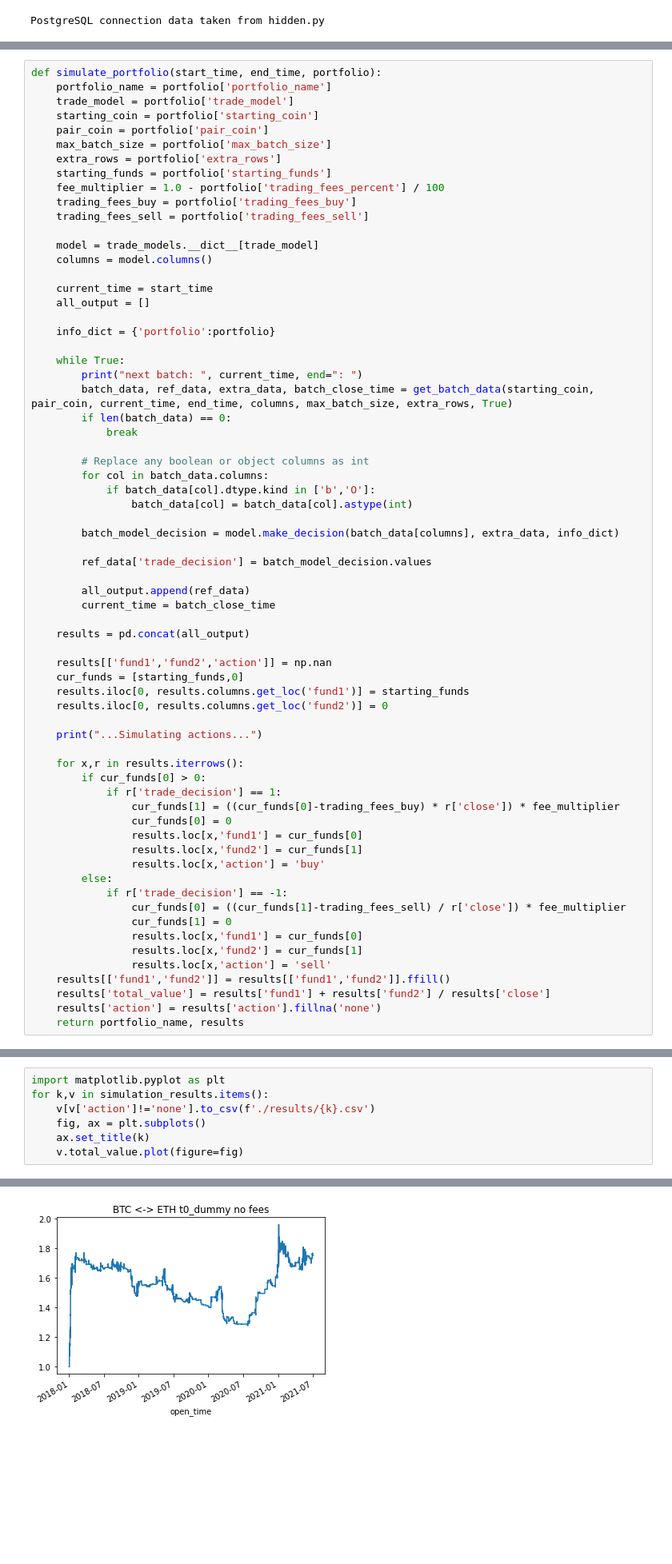
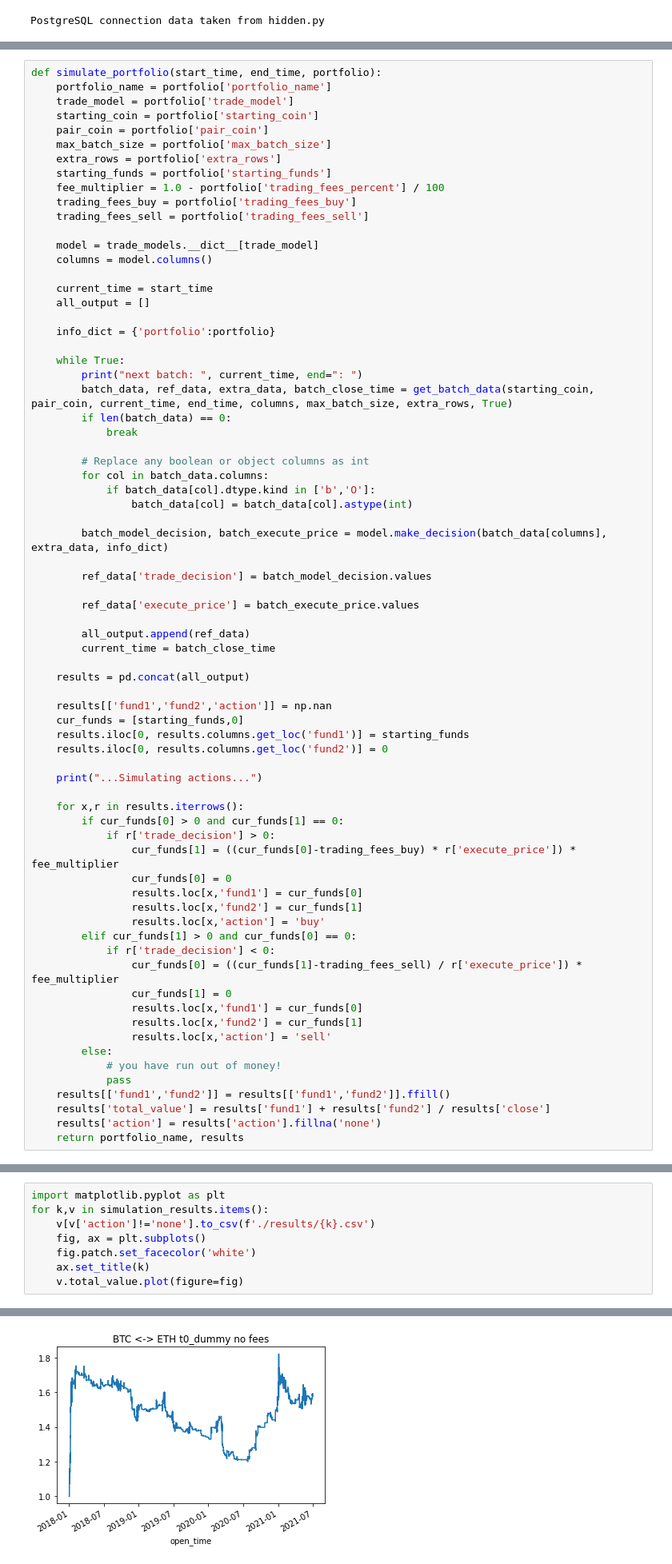
Before and after one commit to mads-swaps/swap-for-profit, a Jupyter notebook: aws/sam/mads-swap-app/swap_simulation/simulate_notebook.ipynb, the cells around one changed output, grey strips where cells are left out. Shown at 80% size. Drawn from its saved outputs; the diff is of its cells as text; blank space fills up the shorter version.

Commit message:
Added execution price support for target/stoploss and slippage adjustment

```diff
--- a/aws/sam/mads-swap-app/swap_simulation/simulate_notebook.ipynb
+++ b/aws/sam/mads-swap-app/swap_simulation/simulate_notebook.ipynb
@@ -326,9 +326,11 @@ def simulate_portfolio(start_time, end_time, portfolio):
             if batch_data[col].dtype.kind in ['b','O']:
                 batch_data[col] = batch_data[col].astype(int)
 
-        batch_model_decision = model.make_decision(batch_data[columns], extra_data, info_dict)
+        batch_model_decision, batch_execute_price = model.make_decision(batch_data[columns], extra_data, info_dict)
 
         ref_data['trade_decision'] = batch_model_decision.values
+
+        ref_data['execute_price'] = batch_execute_price.values
 
         all_output.append(ref_data)
         current_time = batch_close_time
@@ -343,20 +345,23 @@ def simulate_portfolio(start_time, end_time, portfolio):
     print("...Simulating actions...")
 
     for x,r in results.iterrows():
-        if cur_funds[0] > 0:
-            if r['trade_decision'] == 1:
-                cur_funds[1] = ((cur_funds[0]-trading_fees_buy) * r['close']) * fee_multiplier
+        if cur_funds[0] > 0 and cur_funds[1] == 0:
+            if r['trade_decision'] > 0:
+                cur_funds[1] = ((cur_funds[0]-trading_fees_buy) * r['execute_price']) * fee_multiplier
                 cur_funds[0] = 0
                 results.loc[x,'fund1'] = cur_funds[0]
                 results.loc[x,'fund2'] = cur_funds[1]
                 results.loc[x,'action'] = 'buy'
-        else:
-            if r['trade_decision'] == -1:
-                cur_funds[0] = ((cur_funds[1]-trading_fees_sell) / r['close']) * fee_multiplier
+        elif cur_funds[1] > 0 and cur_funds[0] == 0:
+            if r['trade_decision'] < 0:
+                cur_funds[0] = ((cur_funds[1]-trading_fees_sell) / r['execute_price']) * fee_multiplier
                 cur_funds[1] = 0
                 results.loc[x,'fund1'] = cur_funds[0]
                 results.loc[x,'fund2'] = cur_funds[1]
                 results.loc[x,'action'] = 'sell'
+        else:
+            # you have run out of money!
+            pass
     results[['fund1','fund2']] = results[['fund1','fund2']].ffill()
     results['total_value'] = results['fund1'] + results['fund2'] / results['close']
     results['action'] = results['action'].fillna('none')
@@ -464,6 +469,7 @@ import matplotlib.pyplot as plt
 for k,v in simulation_results.items():
     v[v['action']!='none'].to_csv(f'./results/{k}.csv')
     fig, ax = plt.subplots()
+    fig.patch.set_facecolor('white')
     ax.set_title(k)
     v.total_value.plot(figure=fig)
 # %% [output]
@@ -472,2 +478,2 @@ for k,v in simulation_results.items():
 [figure]
-[figure, old version]
+[figure, new version]
```
Also changed, not shown: parts of 3 cells of this notebook, 1 other file.
